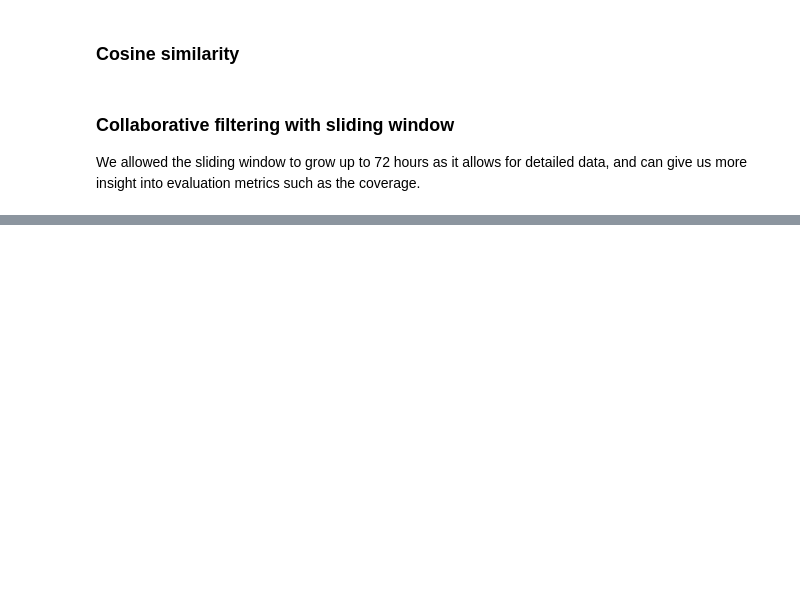
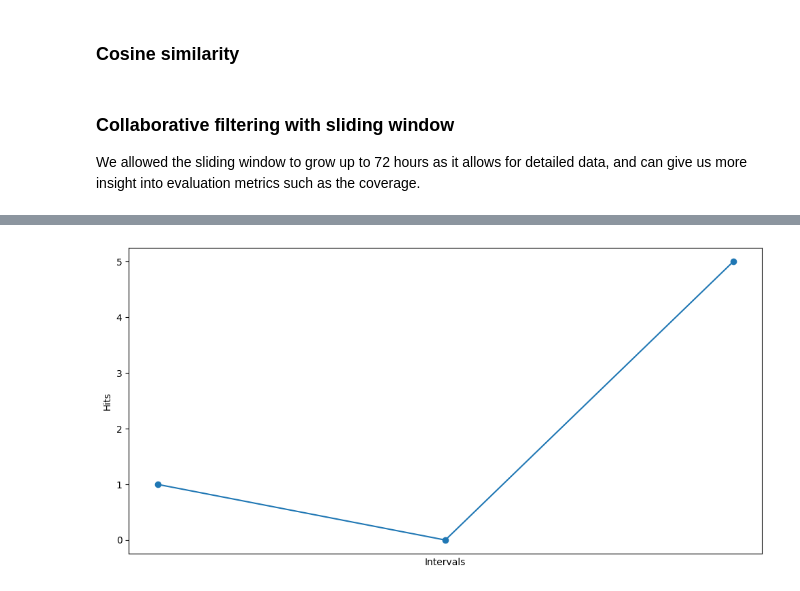
Before and after one commit to AnhNPham01/TDT4215-Recommender-Systems, a Jupyter notebook: 03_Models/collaborative_filtering.ipynb, the cells around one changed output, grey strips where cells are left out. Saved outputs shown, nothing was run; the diff lists cells and outputs as text; code cells hidden in the pictures; blank space fills up the shorter version.

```diff
--- a/03_Models/collaborative_filtering.ipynb
+++ b/03_Models/collaborative_filtering.ipynb
@@ -103,7 +117,7 @@ We allowed the sliding window to grow up to 72 hours as it allows for detailed d
 INITIAL_WINDOW_SIZE = 6
 MAX_WINDOW_SIZE = 72
 SLIDE_SIZE = 3
-behaviors_data = behaviors_data.head(10000)
+# behaviors_data = behaviors_data.head(10000)
 hits_per_window = {}
 #key = (start_time, end_time), value = (hits, total_rows)
 #smaller behaviors_data
@@ -168,16 +182,28 @@ while end_time + pd.Timedelta(hours=SLIDE_SIZE) <= behaviors_data['timestamp'].m
     print(f'Shape of evaluation data {evaluation_data.shape}')
     for index, row in evaluation_data.iterrows():
         total += 1
+        found_article = False
 
+        clicked_article = []
         recommendations = recommend(similarity_matrix, row)
-        clicked_article = next((n.split("-")[0] for n in row['impressions_list'] if n.split("-")[1] == "1"), None)
 
-        if clicked_article in recommendations:
-            hits += 1
-            print(f'Hit for user {index} with article {clicked_article} and recommendations {recommendations}')
+        [clicked_article.append(n.split("-")[0]) for n in row['impressions_list'] if n.split("-")[1] == "1"]
+        # for clicked articles check if any of them are in the recommendations
+        for article in clicked_article:
+            if article in recommendations:
+                hits += 1
+                found_article = True
+        if found_article:
+            print(f'Hit for user {row['userId']} with articles {clicked_article} and recommendations {recommendations}')
 
-        print(f'Recommendations for user {index}: {recommendations}')
-        print(f'Actual click for user {index}: {clicked_article}')
+
+
+        # if clicked_article in recommendations:
+        #     hits += 1
+        #     print(f'Hit for user {index} with article {clicked_article} and recommendations {recommendations}')
+
+        print(f'Recommendations for user {row['userId']}: {recommendations}')
+        print(f'Actual click for user {row['userId']}: {clicked_article}')
     hits_per_window[(start_time, end_time)] = (hits, total)
 
     print(f"Start time: {start_time}, End time: {end_time}")
@@ -193,15 +239,20 @@ print(hits_per_window)
 # %%
 # Visualize the hits per window
 import matplotlib.pyplot as plt
 
+
 x = [str(k) for k in hits_per_window.keys()]
 y = [v[0] for v in hits_per_window.values()]
-plt.plot(x, y)
+
+plt.figure(figsize=(10, 5))
+plt.plot(x, y, marker='o')
+
+
+plt.xticks([])
+plt.xlabel("Intervals")
+plt.ylabel("Hits")
+
+plt.tight_layout()
 plt.show()
-
-# Count the number of hits and the percentage of hits
-
-total_hits = sum([v[0] for v in hits_per_window.values()])
-total = sum([v[1] for v in hits_per_window.values()])
-hit_rate = (total_hits/total)*100
-print(f"Total hits: {total_hits}, Total: {total}, Hit rate: {hit_rate: .4f}%")
+# %% [output]
+[figure, added]
```
Also changed, not shown: parts of 5 cells of this notebook, 6 other files.
